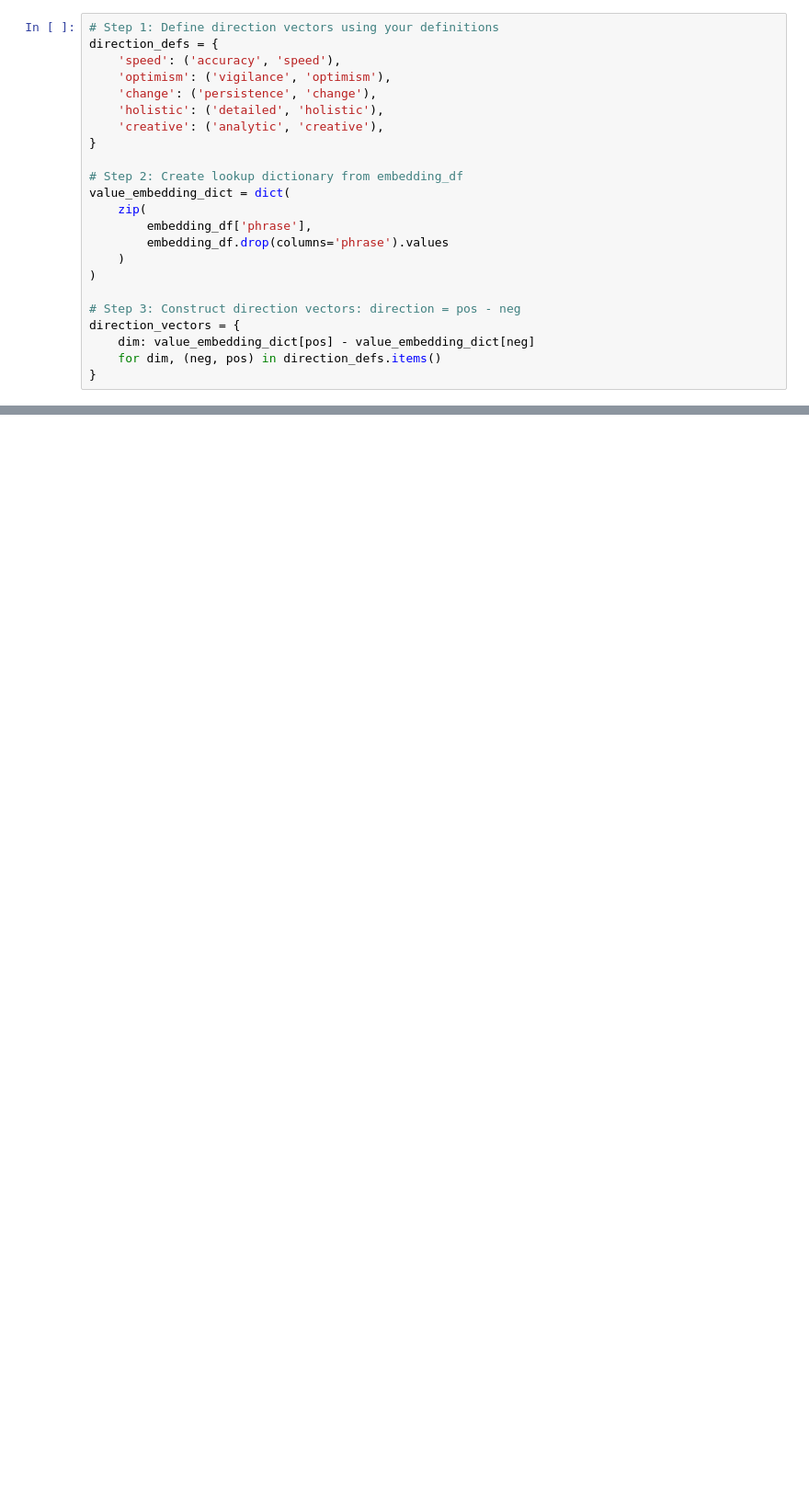
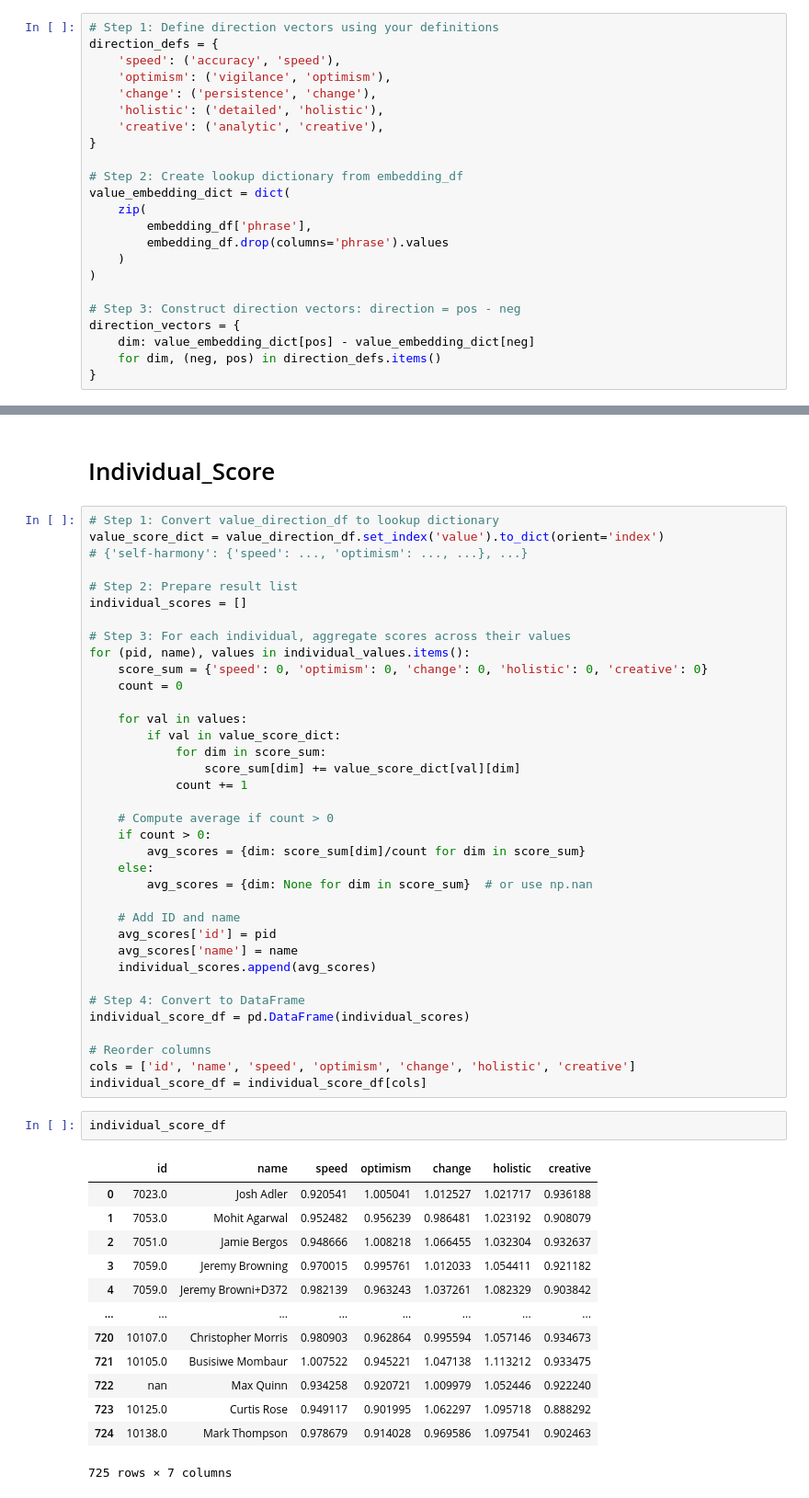
Before and after one commit to Jiazheng02/Research_Paul_Ingram, a Jupyter notebook: Analysis/TextAnalysis.ipynb, the cells around one changed output, grey strips where cells are left out. Shown: that part at 92% size. Drawn from its saved outputs; the diff is of its cells as text; blank space fills up the shorter version.

```diff
--- a/Analysis/TextAnalysis.ipynb
+++ b/Analysis/TextAnalysis.ipynb
@@ -176,0 +230,54 @@ print(value_direction_df.head())
+# %% [markdown]
+# Individual_Score
+# %%
+# Step 1: Convert value_direction_df to lookup dictionary
+value_score_dict = value_direction_df.set_index('value').to_dict(orient='index')
+# {'self-harmony': {'speed': ..., 'optimism': ..., ...}, ...}
+
+# Step 2: Prepare result list
+individual_scores = []
+
+# Step 3: For each individual, aggregate scores across their values
+for (pid, name), values in individual_values.items():
+    score_sum = {'speed': 0, 'optimism': 0, 'change': 0, 'holistic': 0, 'creative': 0}
+    count = 0
+
+    for val in values:
+        if val in value_score_dict:
+            for dim in score_sum:
+                score_sum[dim] += value_score_dict[val][dim]
+            count += 1
+
+    # Compute average if count > 0
+    if count > 0:
+        avg_scores = {dim: score_sum[dim]/count for dim in score_sum}
+    else:
+        avg_scores = {dim: None for dim in score_sum}  # or use np.nan
+
+    # Add ID and name
+    avg_scores['id'] = pid
+    avg_scores['name'] = name
+    individual_scores.append(avg_scores)
+
+# Step 4: Convert to DataFrame
+individual_score_df = pd.DataFrame(individual_scores)
+
+# Reorder columns
+cols = ['id', 'name', 'speed', 'optimism', 'change', 'holistic', 'creative']
+individual_score_df = individual_score_df[cols]
+# %%
+individual_score_df
+# %% [output]
+|  | id | name | speed | optimism | change | holistic | creative |
+| 0 | 7023.0 | Josh Adler | 0.920541 | 1.005041 | 1.012527 | 1.021717 | 0.936188 |
+| 1 | 7053.0 | Mohit Agarwal | 0.952482 | 0.956239 | 0.986481 | 1.023192 | 0.908079 |
+| 2 | 7051.0 | Jamie Bergos | 0.948666 | 1.008218 | 1.066455 | 1.032304 | 0.932637 |
+| 3 | 7059.0 | Jeremy Browning | 0.970015 | 0.995761 | 1.012033 | 1.054411 | 0.921182 |
+| 4 | 7059.0 | Jeremy Browni+D372 | 0.982139 | 0.963243 | 1.037261 | 1.082329 | 0.903842 |
+| ... | ... | ... | ... | ... | ... | ... | ... |
+| 720 | 10107.0 | Christopher Morris | 0.980903 | 0.962864 | 0.995594 | 1.057146 | 0.934673 |
+| 721 | 10105.0 | Busisiwe Mombaur | 1.007522 | 0.945221 | 1.047138 | 1.113212 | 0.933475 |
+| 722 | nan | Max Quinn | 0.934258 | 0.920721 | 1.009979 | 1.052446 | 0.922240 |
+| 723 | 10125.0 | Curtis Rose | 0.949117 | 0.901995 | 1.062297 | 1.095718 | 0.888292 |
+| 724 | 10138.0 | Mark Thompson | 0.978679 | 0.914028 | 0.969586 | 1.097541 | 0.902463 |
+725 rows × 7 columns
```
Also changed, not shown: parts of 12 cells of this notebook.
